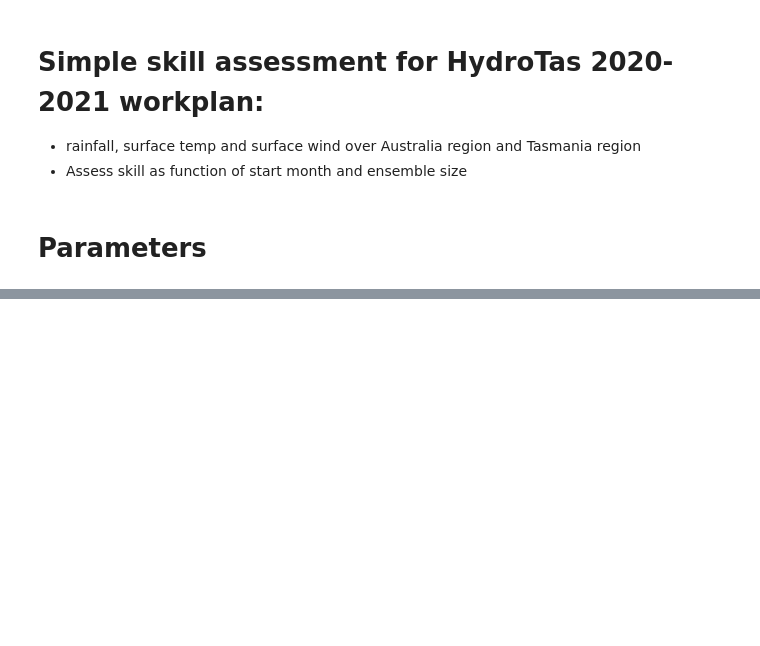
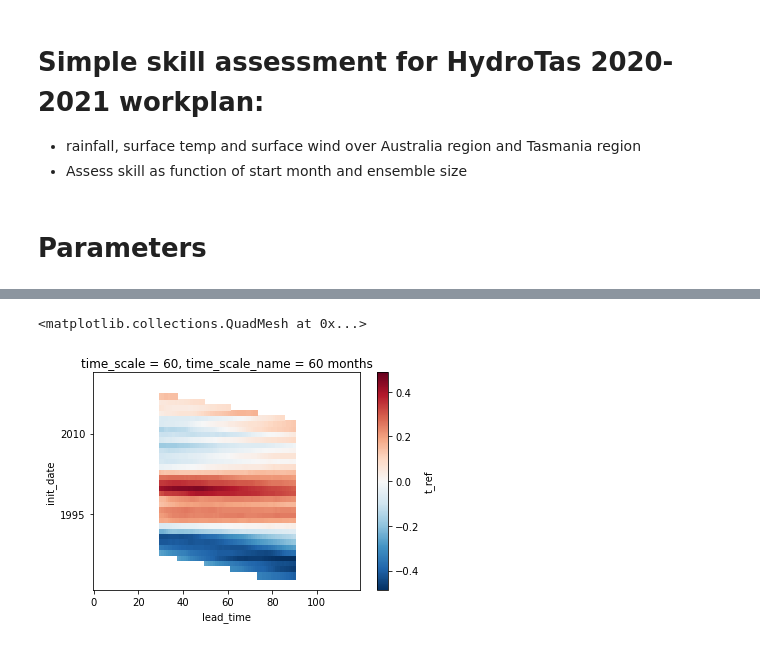
Before and after one commit to dougiesquire/hydro_tasmania, a Jupyter notebook: 2020/1.0_assess_skill.ipynb, the cells around one changed output, grey strips where cells are left out. Saved outputs shown, nothing was run; the diff lists cells and outputs as text; code cells hidden in the pictures; blank space fills up the shorter version.

```diff
--- a/2020/1.0_assess_skill.ipynb
+++ b/2020/1.0_assess_skill.ipynb
@@ -50,0 +96,6 @@ clim_probs_mon = get_climatological_probabilities(obsv_mon, CLIM_PERIOD)
+# %%
+f = my.mask_time_period(fcst_mon['t_ref'].mean('ensemble'), TEST_PERIOD).isel(time_scale=5)
+f.plot()
+# %% [output]
+<matplotlib.collections.QuadMesh at 0x...>
+[figure, added]
```
Also changed, not shown: parts of 26 cells of this notebook, 1 other file.
